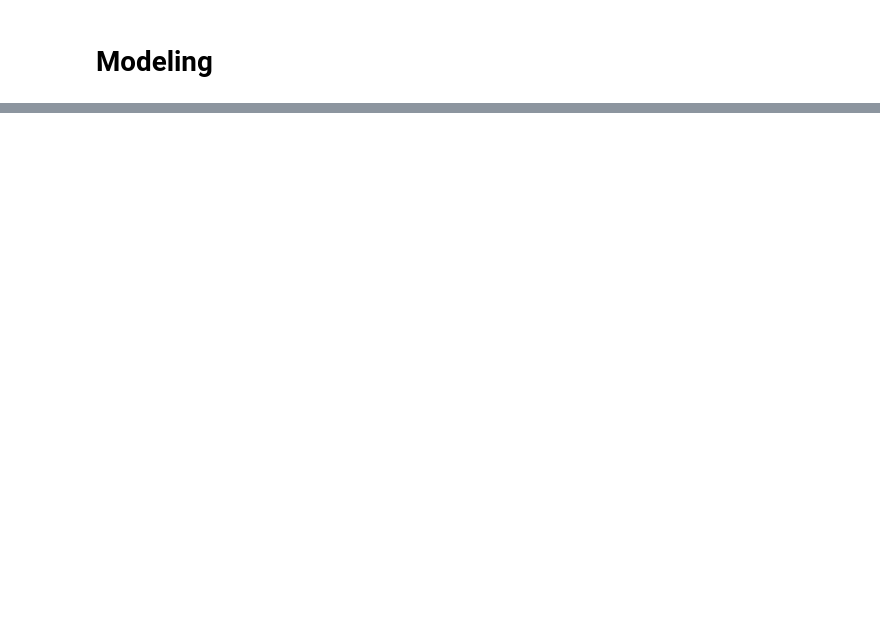
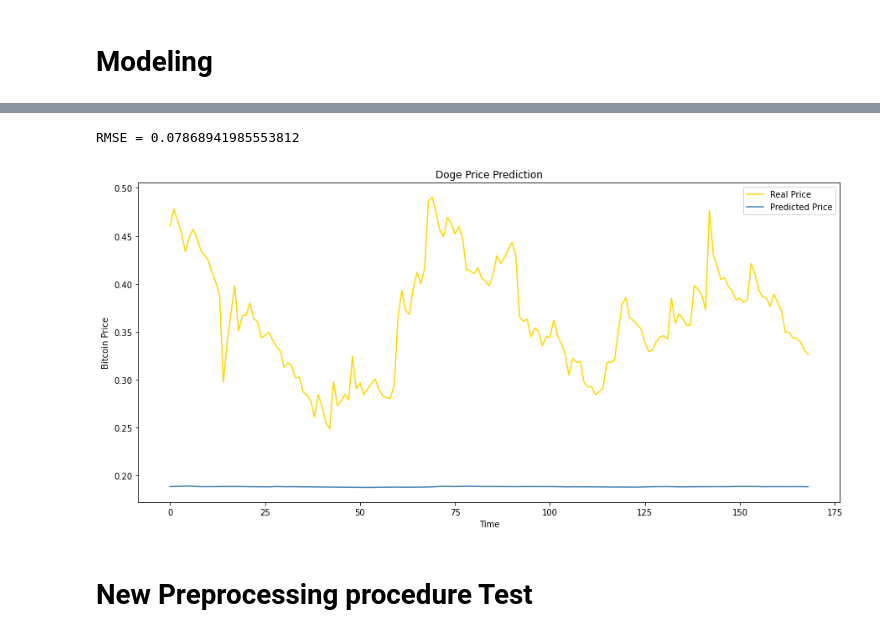
Before and after one commit to modverre/crypto_prediction, a Jupyter notebook: notebooks/RNN_Model_Env.ipynb, the cells around one changed output, grey strips where cells are left out. Drawn from its saved outputs; the diff is of its cells as text; code cells hidden in the pictures; blank space fills up the shorter version.

Commit message:
made new notebook with new model and a model.py file with the model code

```diff
--- a/notebooks/RNN_Model_Env.ipynb
+++ b/notebooks/RNN_Model_Env.ipynb
@@ -18,0 +40,2 @@ from tensorflow.keras.callbacks import EarlyStopping
+# %%
+df.interpolate(method= "linear", inplace= True)
@@ -76,13 +101,2 @@ X_train, y_train = np.array(X_train), np.array(y_train)
 # %%
-X_train = np.reshape(X_train, [X_train.shape[0], X_train.shape[1], 1])
+X_train = X_train.reshape((X_train.shape[0], X_train.shape[1],1))
-# %%
-X_train = []
-y_train = []
-X_test  = []
-for i in range(90,training_set_scaled.size):
-    X_train.append(training_set_scaled[i-90:i, 0])
-    y_train.append(training_set_scaled[i, 0])
-X_train, y_train = np.array(X_train), np.array(y_train)
-for i in range(90,inputs.size):
-    X_test.append(inputs[i-90:i, 0])
-X_test = np.array(X_test)
@@ -185,0 +137,10 @@ plt.show()
+# %%
+es = EarlyStopping(patience = 20, restore_best_weights= True)
+
+model.fit(X_train,
+          y_train,
+          validation_split= 0.2,
+          epochs = 150,
+          batch_size= 16,
+          callbacks= [es],
+          verbose= 1)
@@ -185,0 +166,24 @@ plt.show()
+# %%
+score = model.evaluate(X_test, y_test, verbose= 0)
+
+print(f"RMSE = {np.sqrt(score)}")
+# %% [output]
+RMSE = 0.07868941985553812
+# %%
+real_stock_price = y_test
+
+predicted_stock_price = model.predict(X_test)
+predicted_stock_price = scaler.inverse_transform(predicted_stock_price)
+
+plt.figure(figsize= (15,7))
+plt.plot(real_stock_price, color = '#ffd700', label = "Real Price")
+plt.plot(predicted_stock_price, color = '#4782B4', label = "Predicted Price")
+plt.title("Doge Price Prediction")
+plt.xlabel("Time")
+plt.ylabel("Bitcoin Price")
+plt.legend()
+plt.show()
+# %% [output]
+[figure, added]
+# %% [markdown]
+# New Preprocessing procedure Test
```
Also changed, not shown: parts of 29 cells of this notebook, 3 other files.
